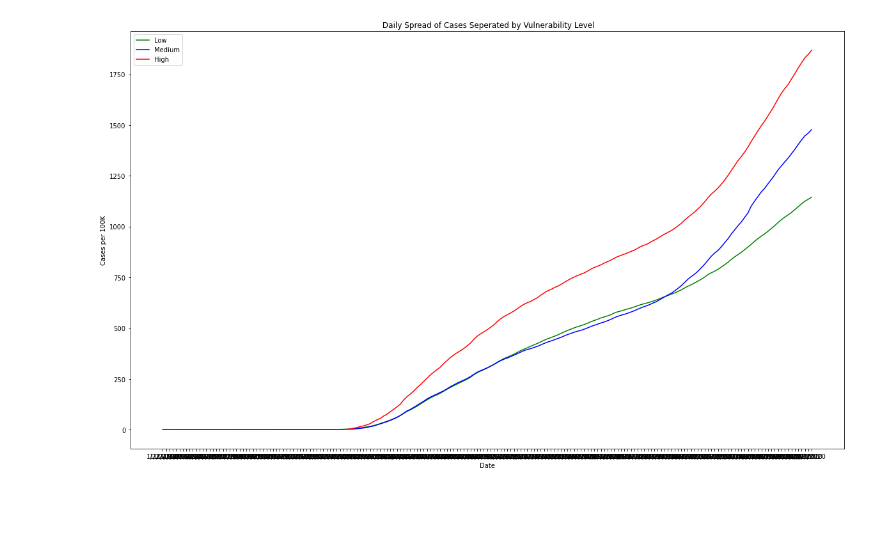
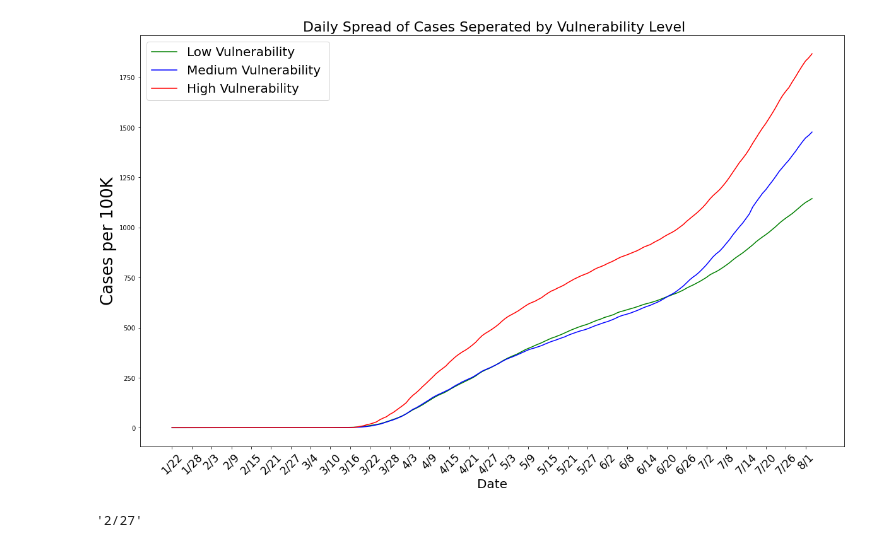
Before and after one commit to ashkanfa/COVID1, a Jupyter notebook: plot1.ipynb, the cells around one changed output. Saved outputs shown, nothing was run; the diff lists cells and outputs as text; code cells hidden in the pictures; blank space fills up the shorter version.

Commit message:
provide clearity in plots

```diff
--- a/plot1.ipynb
+++ b/plot1.ipynb
@@ -31,20 +31,25 @@ df['date'] = df.index
 # %%
 # plotting
 fig=plt.figure(figsize=(20,12))
 ax = fig.add_subplot(111)
 #plot
-ax.plot('date','low',data=df,color='green',label="Low")
-ax.plot('date','med',data=df,color='blue',label="Medium")
-ax.plot('date','high',data=df,color='red', label="High")
-ax.legend()
+ax.plot('date','low',data=df,color='green',label="Low Vulnerability")
+ax.plot('date','med',data=df,color='blue',label="Medium Vulnerability ")
+ax.plot('date','high',data=df,color='red', label="High Vulnerability")
+ax.legend(fontsize=20)
 
 #decorate
-plt.xlabel('Date')
-plt.title(' Daily Spread of Cases Seperated by Vulnerability Level')
-plt.ylabel('Cases per 100K')
-#plt.xticks(rotation=90)
+plt.xlabel('Date',fontsize=20)
+plt.title(' Daily Spread of Cases Seperated by Vulnerability Level',fontsize=22)
+plt.ylabel('Cases per 100K',fontsize=26)
+# adjusting for xticks
+dates = df['date']
+days = len(dates)
+ticks = [dates[i] for i in range(0,days,6)]
+labels = [ticks[i][:-5] for i in range(len(ticks))]
+plt.xticks(ticks,labels,rotation=45,fontsize=17)
 
 
 plt.show()
 # %% [output]
-[figure, old version]
+[figure, new version]
@@ -51,3 +62,7 @@ plt.show()
+# %%
+ticks[6]
+# %% [output]
+'2/27'
 # %%
 #df = df.melt('date', var_name='vulnerability',  value_name='Cases per 100k')
 
```
Also changed, not shown: parts of 3 cells of this notebook, 1 other file.
